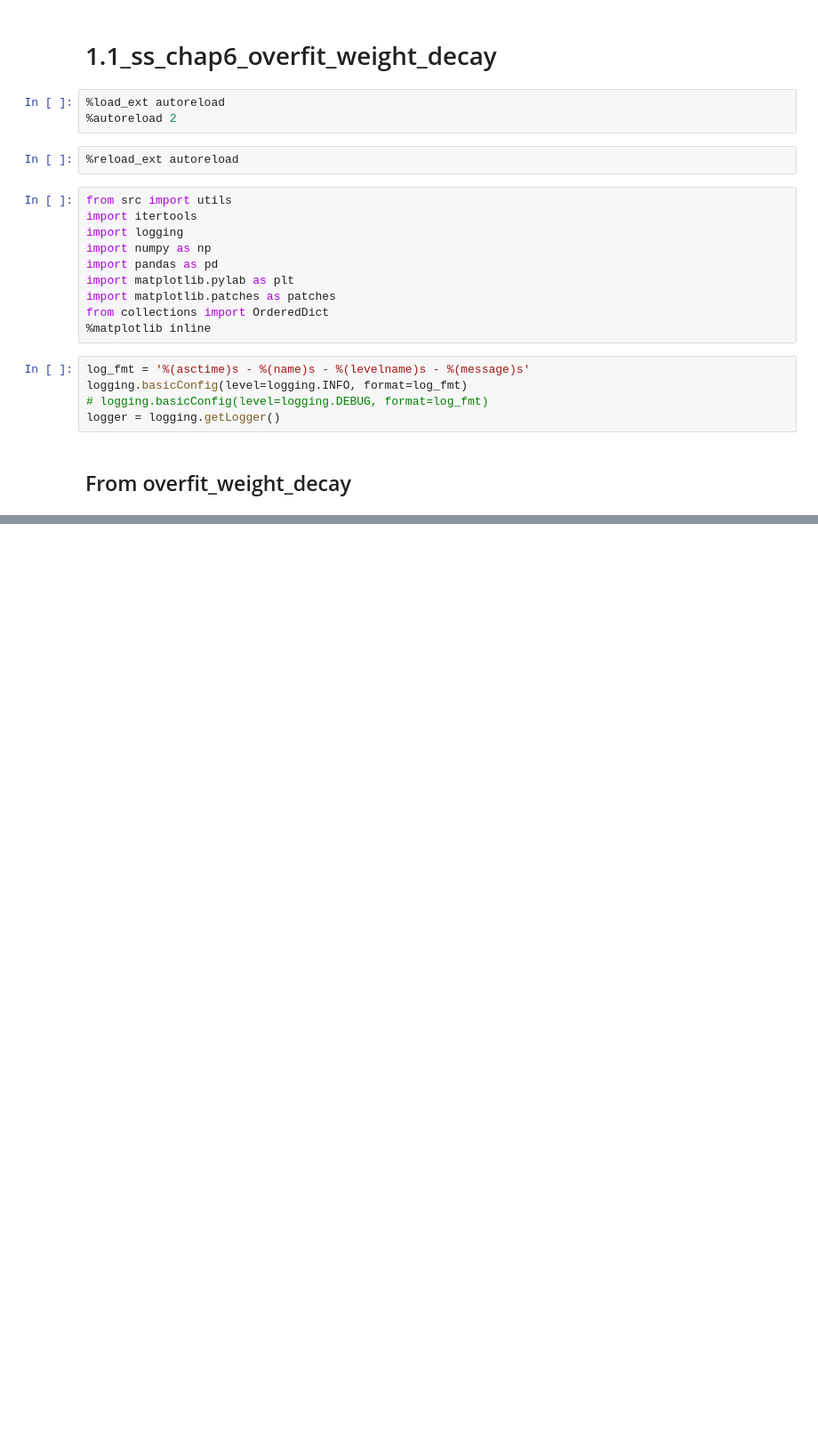
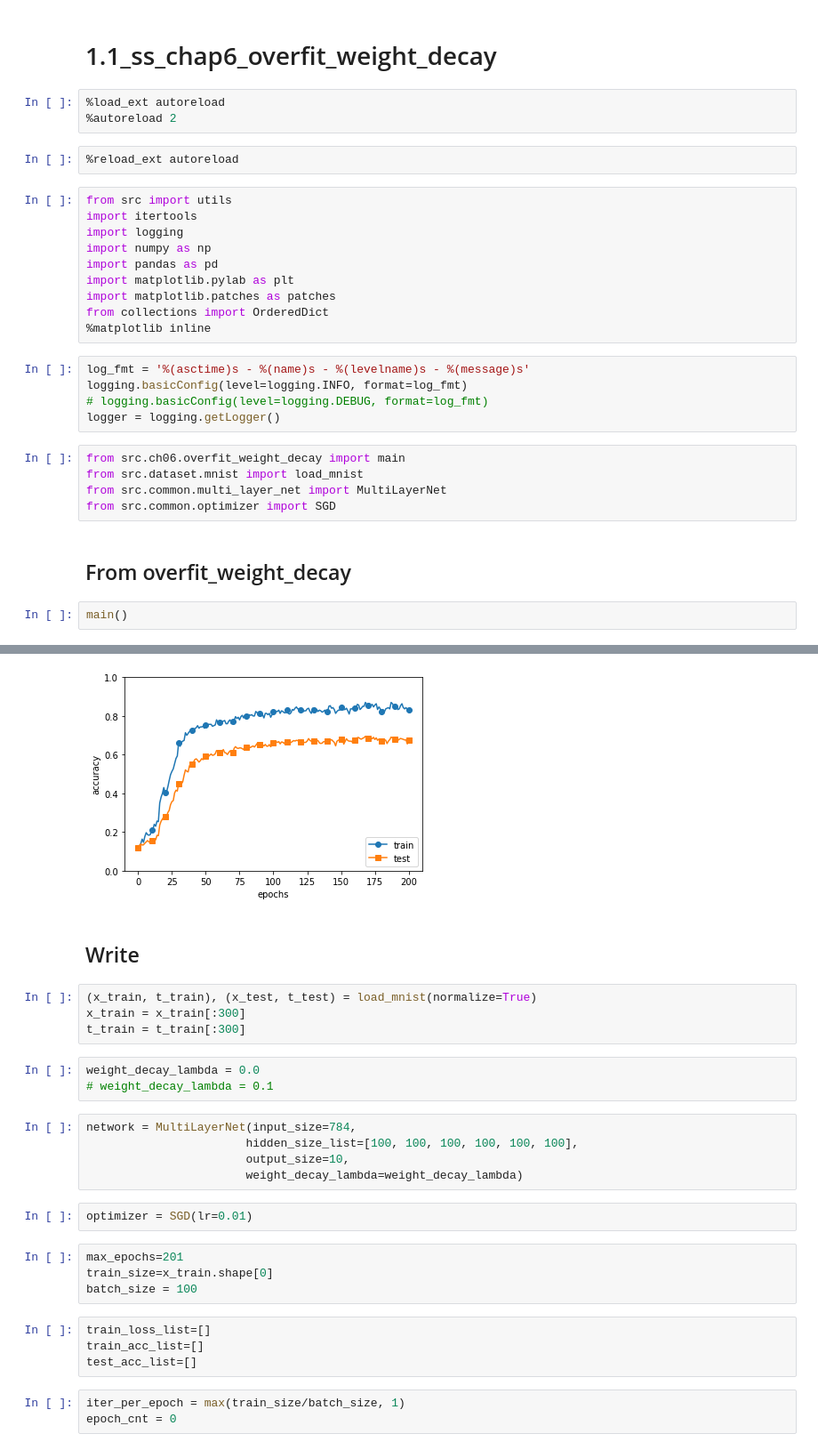
Before and after one commit to banbiossa/deep-learning-from-scrach, a Jupyter notebook: notebooks/1.1_ss_chap6_overfit_weight_decay.ipynb, the cells around one changed output, grey strips where cells are left out. Shown at 89% size. Drawn from its saved outputs; the diff is of its cells as text; blank space fills up the shorter version.

```diff
--- a/notebooks/1.1_ss_chap6_overfit_weight_decay.ipynb
+++ b/notebooks/1.1_ss_chap6_overfit_weight_decay.ipynb
@@ -20,5 +20,13 @@ log_fmt = '%(asctime)s - %(name)s - %(levelname)s - %(message)s'
 logging.basicConfig(level=logging.INFO, format=log_fmt)
 # logging.basicConfig(level=logging.DEBUG, format=log_fmt)
 logger = logging.getLogger()
+# %%
+from src.ch06.overfit_weight_decay import main
+from src.dataset.mnist import load_mnist
+from src.common.multi_layer_net import MultiLayerNet
+from src.common.optimizer import SGD
 # %% [markdown]
 ## From overfit_weight_decay
+# %%
+main()
+# %% [output]
@@ -24,0 +50,28 @@ logger = logging.getLogger()
+[figure, added]
+# %% [markdown]
+## Write
+# %%
+(x_train, t_train), (x_test, t_test) = load_mnist(normalize=True)
+x_train = x_train[:300]
+t_train = t_train[:300]
+# %%
+weight_decay_lambda = 0.0
+# weight_decay_lambda = 0.1
+# %%
+network = MultiLayerNet(input_size=784,
+                       hidden_size_list=[100, 100, 100, 100, 100, 100],
+                       output_size=10,
+                       weight_decay_lambda=weight_decay_lambda)
+# %%
+optimizer = SGD(lr=0.01)
+# %%
+max_epochs=201
+train_size=x_train.shape[0]
+batch_size = 100
+# %%
+train_loss_list=[]
+train_acc_list=[]
+test_acc_list=[]
+# %%
+iter_per_epoch = max(train_size/batch_size, 1)
+epoch_cnt = 0
```
Also changed, not shown: parts of 3 cells of this notebook, 2 other files.
